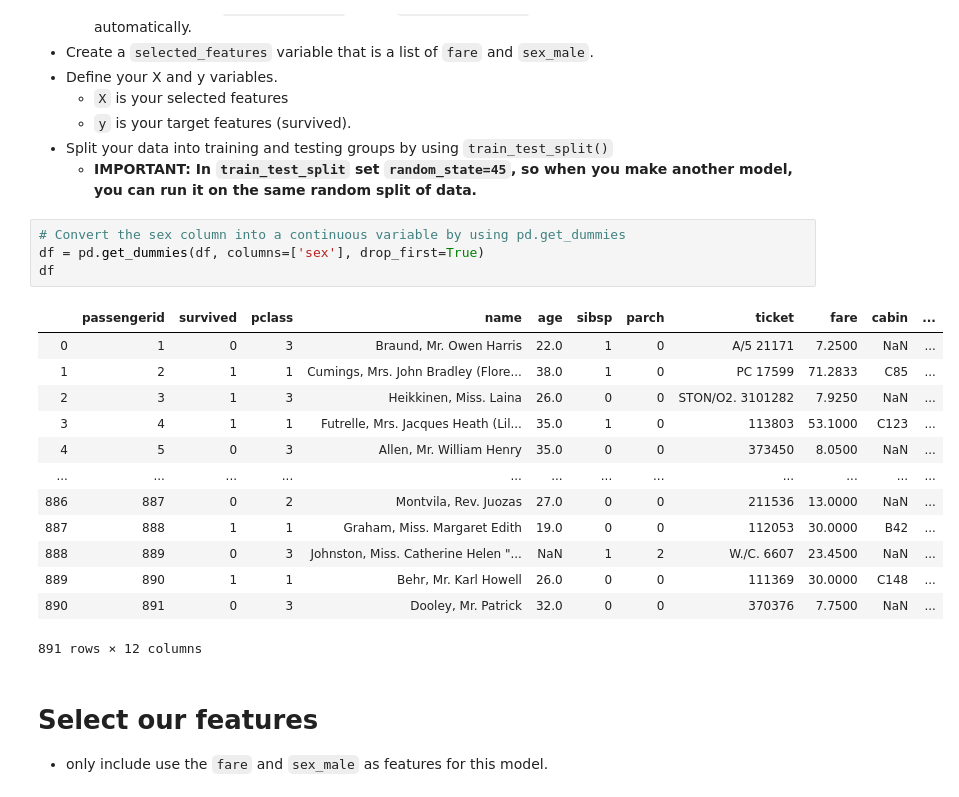
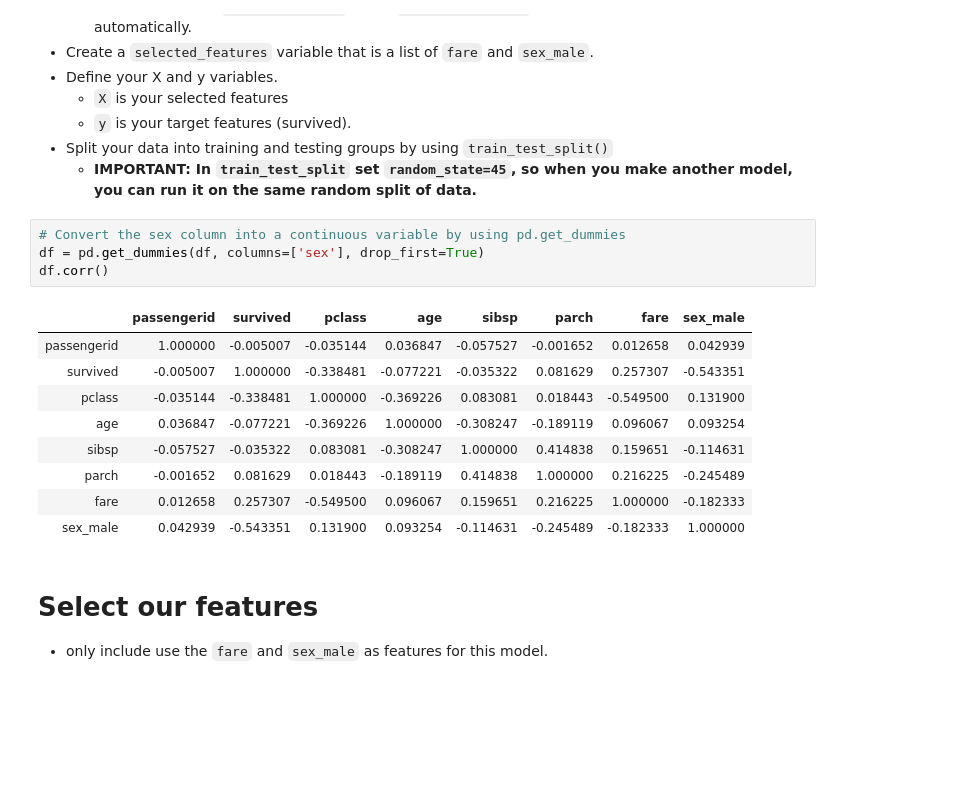
Before and after one commit to YechielK/2020-fall-data-science, a Jupyter notebook: Week4-ML-Intro-Classification/Exercise-Logistic-Regression.ipynb, the cells around one changed output. Drawn from its saved outputs; the diff is of its cells as text; blank space fills up the shorter version.

```diff
--- a/Week4-ML-Intro-Classification/Exercise-Logistic-Regression.ipynb
+++ b/Week4-ML-Intro-Classification/Exercise-Logistic-Regression.ipynb
@@ -100,21 +101,17 @@ For your first model, only include use the `fare` and `sex` as features.
 # %%
 # Convert the sex column into a continuous variable by using pd.get_dummies
 df = pd.get_dummies(df, columns=['sex'], drop_first=True)
-df
+df.corr()
 # %% [output]
-|  | passengerid | survived | pclass | name | age | sibsp | parch | ticket | fare | cabin | ... |
-| 0 | 1 | 0 | 3 | Braund, Mr. Owen Harris | 22.0 | 1 | 0 | A/5 21171 | 7.2500 | NaN | ... |
-| 1 | 2 | 1 | 1 | Cumings, Mrs. John Bradley (Flore... | 38.0 | 1 | 0 | PC 17599 | 71.2833 | C85 | ... |
-| 2 | 3 | 1 | 3 | Heikkinen, Miss. Laina | 26.0 | 0 | 0 | STON/O2. 3101282 | 7.9250 | NaN | ... |
-| 3 | 4 | 1 | 1 | Futrelle, Mrs. Jacques Heath (Lil... | 35.0 | 1 | 0 | 113803 | 53.1000 | C123 | ... |
-| 4 | 5 | 0 | 3 | Allen, Mr. William Henry | 35.0 | 0 | 0 | 373450 | 8.0500 | NaN | ... |
-| ... | ... | ... | ... | ... | ... | ... | ... | ... | ... | ... | ... |
-| 886 | 887 | 0 | 2 | Montvila, Rev. Juozas | 27.0 | 0 | 0 | 211536 | 13.0000 | NaN | ... |
-| 887 | 888 | 1 | 1 | Graham, Miss. Margaret Edith | 19.0 | 0 | 0 | 112053 | 30.0000 | B42 | ... |
-| 888 | 889 | 0 | 3 | Johnston, Miss. Catherine Helen "... | NaN | 1 | 2 | W./C. 6607 | 23.4500 | NaN | ... |
-| 889 | 890 | 1 | 1 | Behr, Mr. Karl Howell | 26.0 | 0 | 0 | 111369 | 30.0000 | C148 | ... |
-| 890 | 891 | 0 | 3 | Dooley, Mr. Patrick | 32.0 | 0 | 0 | 370376 | 7.7500 | NaN | ... |
+|  | passengerid | survived | pclass | age | sibsp | parch | fare | sex_male |
+| passengerid | 1.000000 | -0.005007 | -0.035144 | 0.036847 | -0.057527 | -0.001652 | 0.012658 | 0.042939 |
+| survived | -0.005007 | 1.000000 | -0.338481 | -0.077221 | -0.035322 | 0.081629 | 0.257307 | -0.543351 |
+| pclass | -0.035144 | -0.338481 | 1.000000 | -0.369226 | 0.083081 | 0.018443 | -0.549500 | 0.131900 |
+| age | 0.036847 | -0.077221 | -0.369226 | 1.000000 | -0.308247 | -0.189119 | 0.096067 | 0.093254 |
+| sibsp | -0.057527 | -0.035322 | 0.083081 | -0.308247 | 1.000000 | 0.414838 | 0.159651 | -0.114631 |
+| parch | -0.001652 | 0.081629 | 0.018443 | -0.189119 | 0.414838 | 1.000000 | 0.216225 | -0.245489 |
+| fare | 0.012658 | 0.257307 | -0.549500 | 0.096067 | 0.159651 | 0.216225 | 1.000000 | -0.182333 |
+| sex_male | 0.042939 | -0.543351 | 0.131900 | 0.093254 | -0.114631 | -0.245489 | -0.182333 | 1.000000 |
-891 rows × 12 columns
 # %% [markdown]
 # Select our features
    * only include use the `fare` and `sex_male` as features for this model.
```
Also changed, not shown: parts of 2 cells of this notebook, 1 other file.
